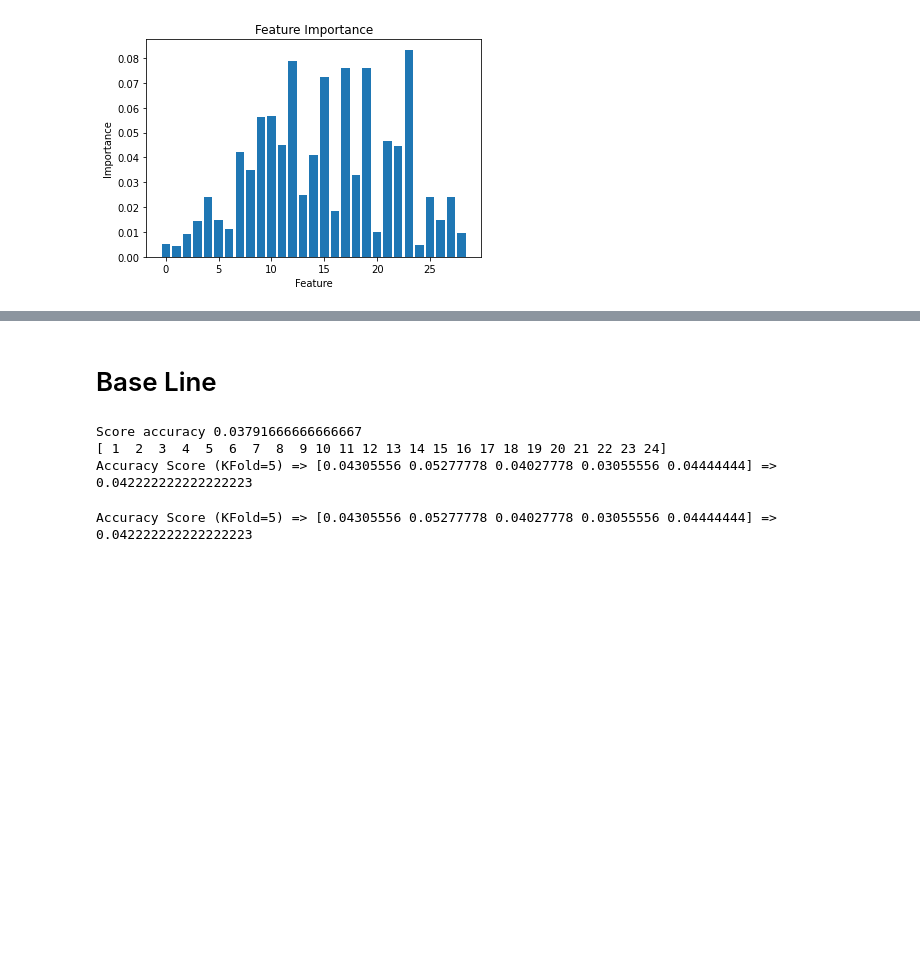
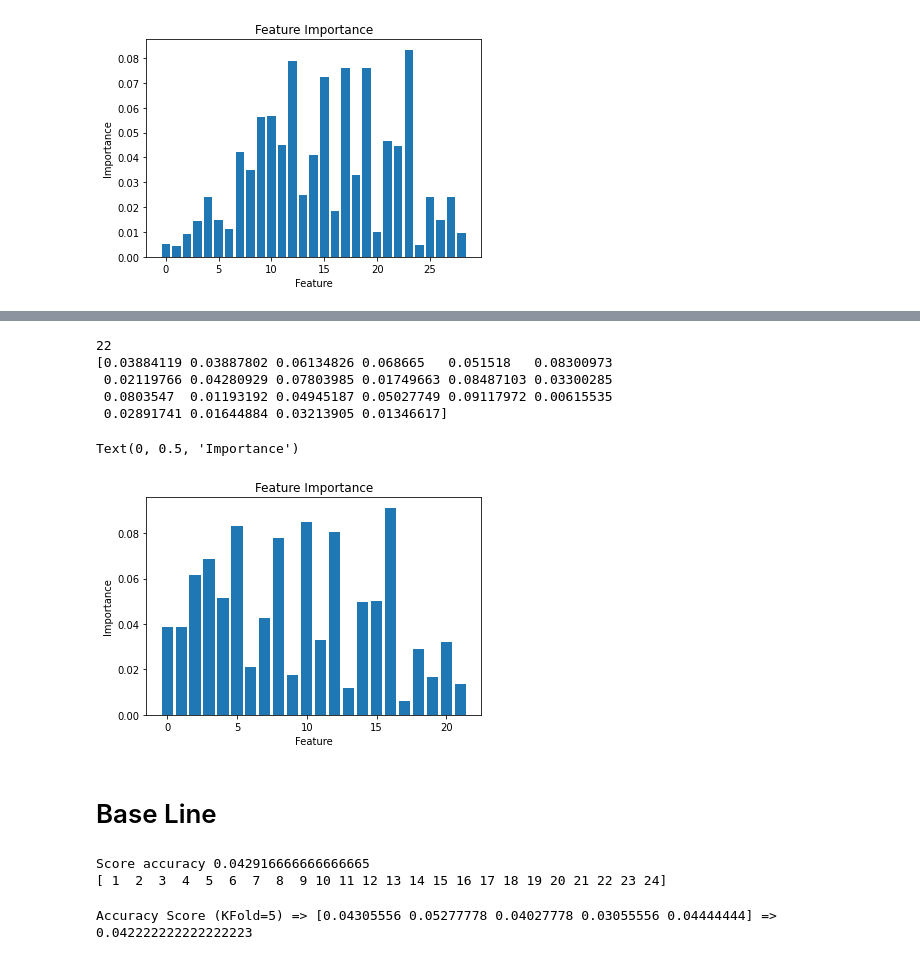
Before and after one commit to NajwaMoursli/ML, a Jupyter notebook: Projet_ML.ipynb, the cells around one changed output, grey strips where cells are left out. Drawn from its saved outputs; the diff is of its cells as text; code cells hidden in the pictures; blank space fills up the shorter version.

```diff
--- a/Projet_ML.ipynb
+++ b/Projet_ML.ipynb
@@ -384,10 +616,10 @@ sss = StratifiedShuffleSplit(n_splits=n_split, test_size=0.3, random_state=42)
 # Analyse des Features
 # %%
 X = df.to_numpy()
-y = target_data
+y = Y
 
 # Plusieurs dataset à tester
 scaler = StandardScaler()
 scaler.fit(X)
 X_scale = scaler.transform(X)
-X_23captors = X[:,7:]
+X_23captors = X[:,7:] #22
@@ -408,3 +644,11 @@ plt.ylabel("Importance")
  0.00456887 0.02387354 0.01490793 0.02414672 0.00972326]
 Text(0, 0.5, 'Importance')
 [figure]
+# %%
+random_forest.fit(X_scale,y)
+print(random_forest.n_features_)
+print(random_forest.feature_importances_)
+plt.bar(np.arange(29),random_forest.feature_importances_)
+plt.title("Feature Importance")
+plt.xlabel("Feature")
+plt.ylabel("Importance")
@@ -411,3 +664,19 @@ Text(0, 0.5, 'Importance')
+# %%
+random_forest.fit(X_23captors,y)
+print(random_forest.n_features_)
+print(random_forest.feature_importances_)
+plt.bar(np.arange(22),random_forest.feature_importances_)
+plt.title("Feature Importance")
+plt.xlabel("Feature")
+plt.ylabel("Importance")
+# %% [output]
+22
+[0.03884119 0.03887802 0.06134826 0.068665   0.051518   0.08300973
+ 0.02119766 0.04280929 0.07803985 0.01749663 0.08487103 0.03300285
+ 0.0803547  0.01193192 0.04945187 0.05027749 0.09117972 0.00615535
+ 0.02891741 0.01644884 0.03213905 0.01346617]
+Text(0, 0.5, 'Importance')
+[figure, added]
 # %% [markdown]
 # Base Line
 # %%
@@ -418,14 +687,9 @@ for row in range(X.shape[0]) :
     good_pred += 1
 print("Score accuracy", good_pred / X.shape[0])
 print(np.unique(y))
-
-
-acc_cv = cross_val_score(dummy, X, y, cv=sss)
-print("Accuracy Score (KFold=5) =>",acc_cv,"=>",acc_cv.mean())
 # %% [output]
-Score accuracy 0.03791666666666667
+Score accuracy 0.042916666666666665
 [ 1  2  3  4  5  6  7  8  9 10 11 12 13 14 15 16 17 18 19 20 21 22 23 24]
-Accuracy Score (KFold=5) => [0.04305556 0.05277778 0.04027778 0.03055556 0.04444444] => 0.042222222222222223
 # %%
 acc_cv = cross_val_score(dummy, X, y, cv=sss)
 print("Accuracy Score (KFold=5) =>",acc_cv,"=>",acc_cv.mean())
```
Also changed, not shown: parts of 33 cells of this notebook.
